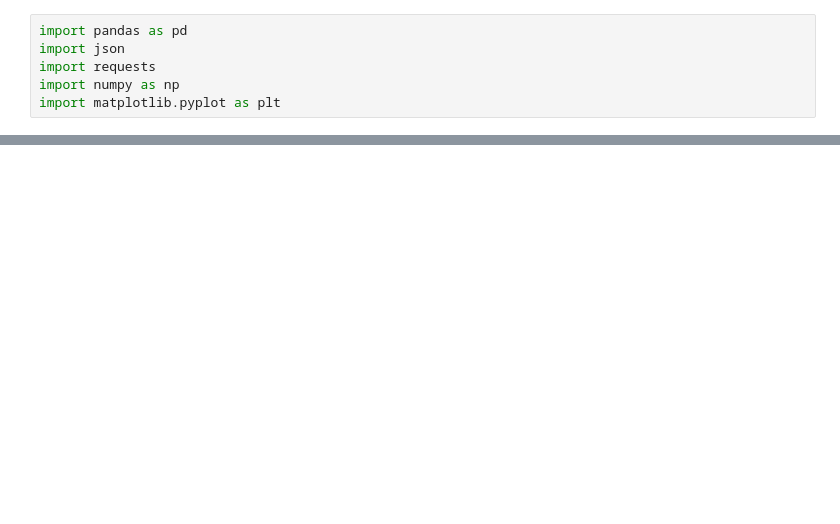
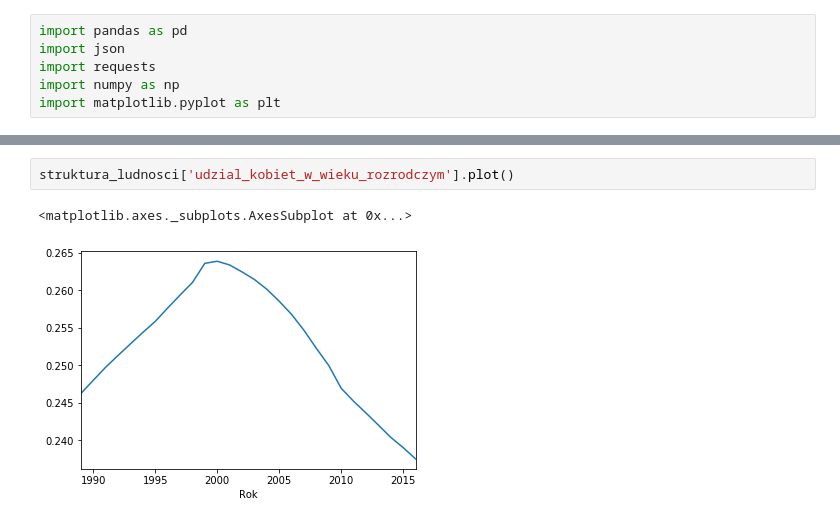
Before and after one commit to marcinsola/CDV_Data_Science, a Jupyter notebook: II/Wstep_do_Big_Data_w_ekonomii/projekt_zaliczeniowy/code.ipynb, the cells around one changed output, grey strips where cells are left out. Saved outputs shown, nothing was run; the diff lists cells and outputs as text; blank space fills up the shorter version.

```diff
--- a/II/Wstep_do_Big_Data_w_ekonomii/projekt_zaliczeniowy/code.ipynb
+++ b/II/Wstep_do_Big_Data_w_ekonomii/projekt_zaliczeniowy/code.ipynb
@@ -132,0 +55,5 @@ ValueError: Unknown projection '3d'
+# %%
+struktura_ludnosci['udzial_kobiet_w_wieku_rozrodczym'].plot()
+# %% [output]
+<matplotlib.axes._subplots.AxesSubplot at 0x...>
+[figure, added]
```
Also changed, not shown: parts of 20 cells of this notebook, 22 other files.
